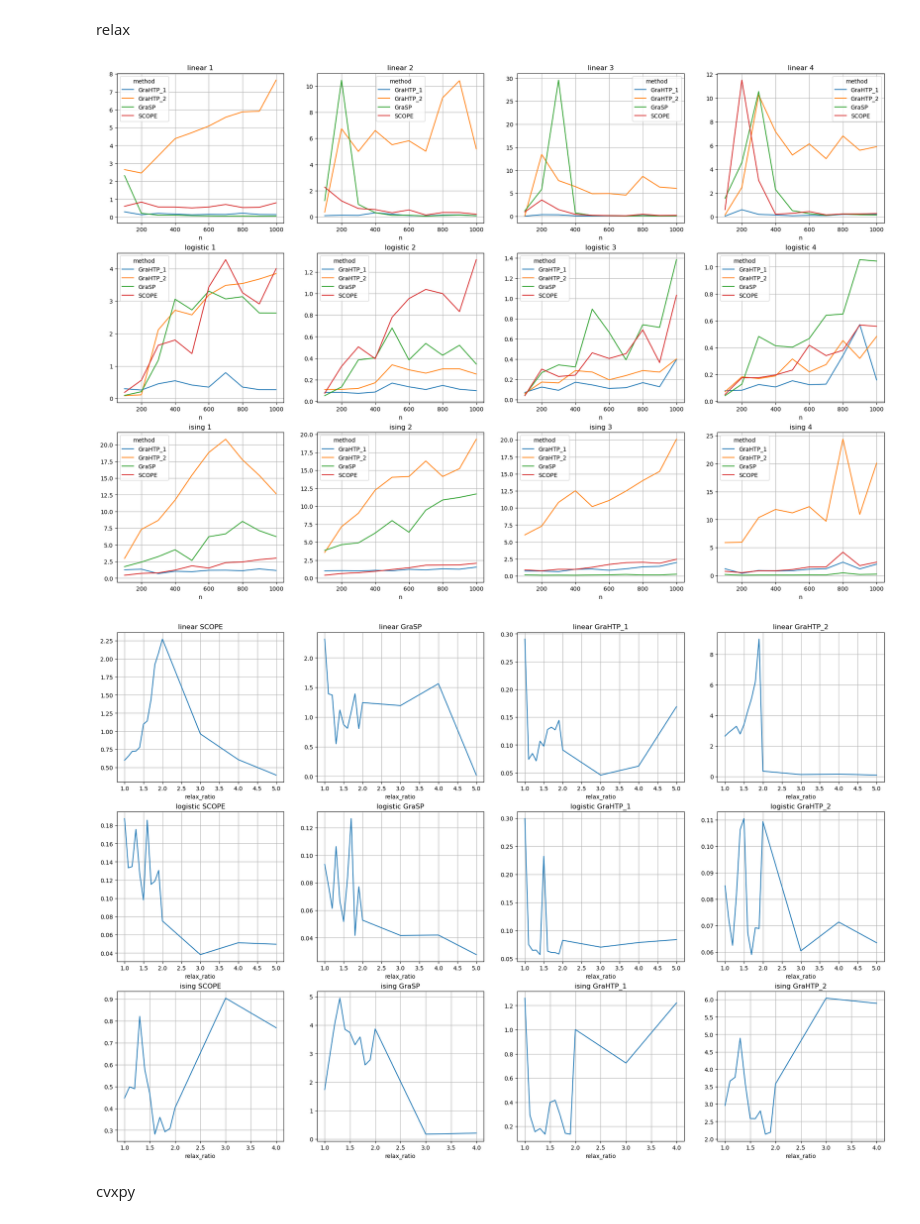
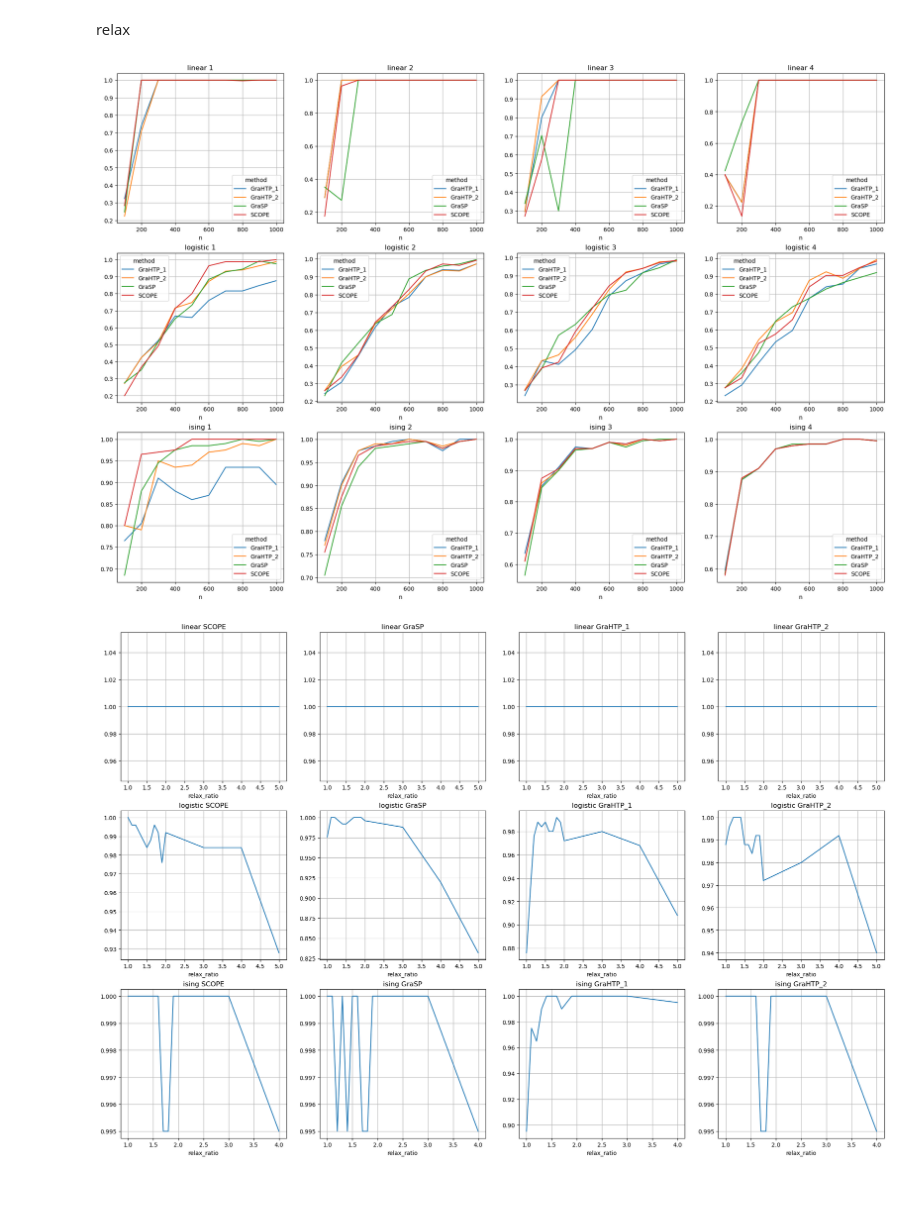
Before and after one commit to bbayukari/splicing-universal-experiment, a Jupyter notebook: total_experiment_new/plot_ex.ipynb, the cells around one changed output. Saved outputs shown, nothing was run; the diff lists cells and outputs as text; code cells hidden in the pictures; blank space fills up the shorter version.

```diff
--- a/total_experiment_new/plot_ex.ipynb
+++ b/total_experiment_new/plot_ex.ipynb
@@ -10,27 +10,25 @@ relax
 # %%
 df = pd.read_csv("total_relax_sparsity-2.csv")
 fig, axes = plt.subplots(nrows=3, ncols=4, figsize=(24, 16))
 for i, model in enumerate(["linear", "logistic", "ising"]):
     for j, relax_ratio in enumerate([1,2,3,4]):
-        df[(df["model"] == model)&(df["relax_ratio"]==relax_ratio)].groupby(['n', 'method'])["time"].mean().unstack().plot(
+        df[(df["model"] == model)&(df["relax_ratio"]==relax_ratio)].groupby(['n', 'method'])["accuracy"].mean().unstack().plot(
             ax=axes[i][j],
             title=model + " " + str(relax_ratio),
             grid=True,
         )
 # %% [output]
-[figure, old version]
+[figure, new version]
 # %%
 df = pd.read_csv("total_relax_sparsity-2.csv")
-df = df[df.n == 100]
+df = df[df.n == 1000]
 fig, axes = plt.subplots(nrows=3, ncols=4, figsize=(24, 16))
 for i, model in enumerate(["linear", "logistic", "ising"]):
     for j, method in enumerate(["SCOPE", "GraSP", "GraHTP_1", "GraHTP_2"]):
-        df[(df["model"] == model)&(df["method"]==method)].groupby(['relax_ratio'])["time"].mean().plot(
+        df[(df["model"] == model)&(df["method"]==method)].groupby(['relax_ratio'])["accuracy"].mean().plot(
             ax=axes[i][j],
             title=model + " " + method,
             grid=True,
         )
 # %% [output]
-[figure, old version]
+[figure, new version]
-# %% [markdown]
-cvxpy
```
Also changed, not shown: parts of 5 cells of this notebook, 8 other files.
